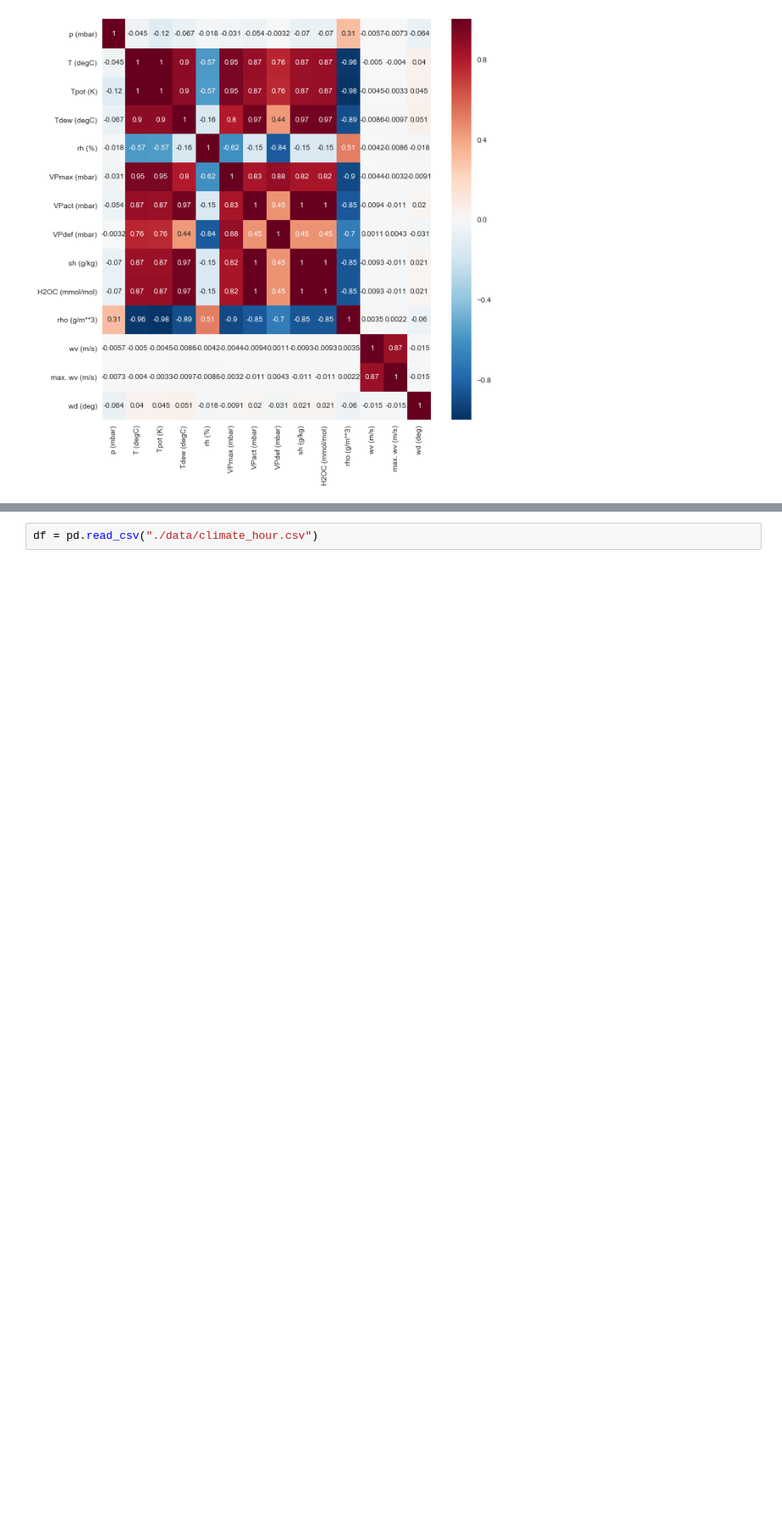
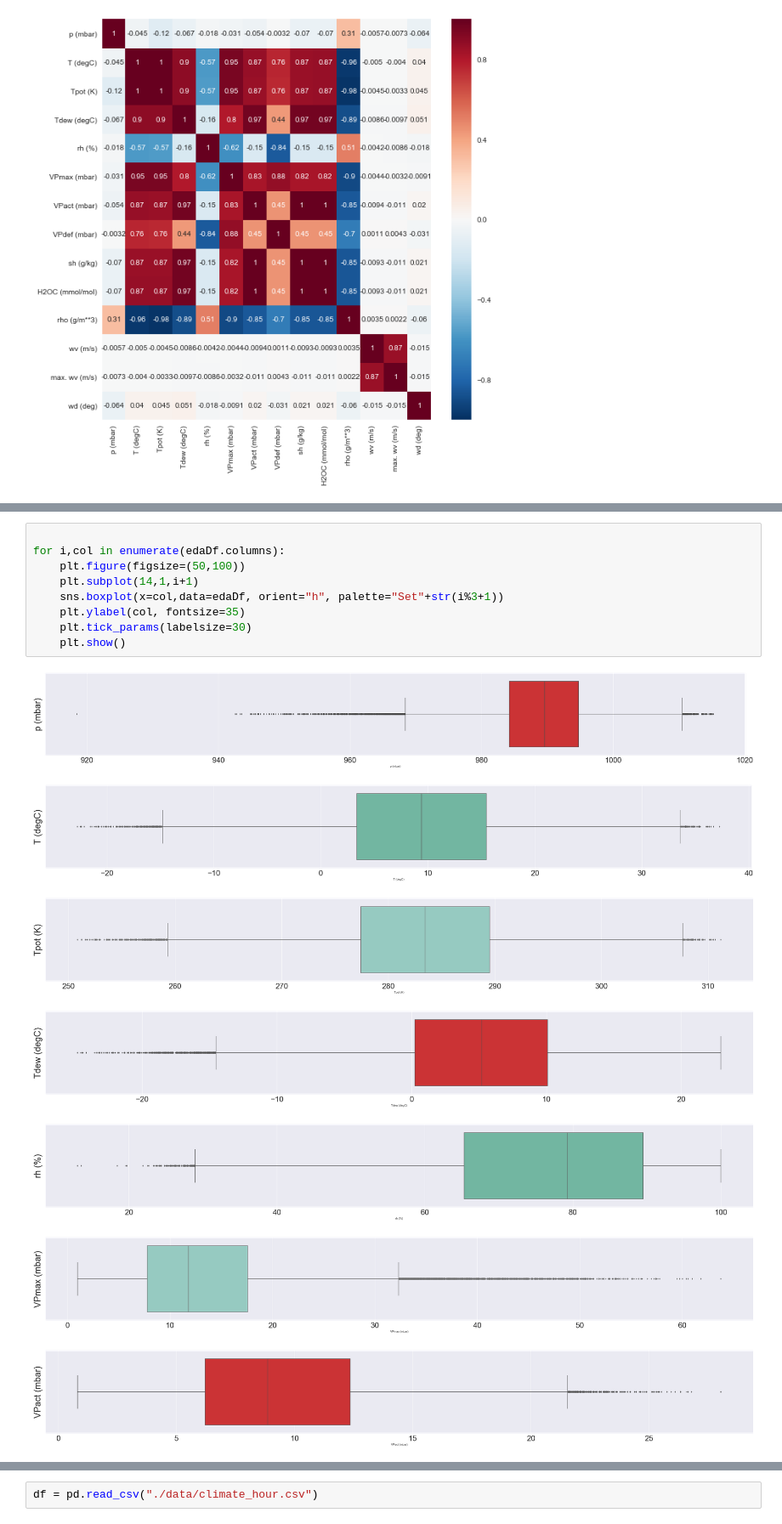
Before and after one commit to kyloop/Deep_Learning, a Jupyter notebook: LSTM.ipynb, the cells around one changed output, grey strips where cells are left out. Shown at 85% size. Saved outputs shown, nothing was run; the diff lists cells and outputs as text; blank space fills up the shorter version.

```diff
--- a/LSTM.ipynb
+++ b/LSTM.ipynb
@@ -59,0 +366,17 @@ for i,col in enumerate(edaDf.columns):
+# %%
+
+for i,col in enumerate(edaDf.columns):
+    plt.figure(figsize=(50,100))
+    plt.subplot(14,1,i+1)
+    sns.boxplot(x=col,data=edaDf, orient="h", palette="Set"+str(i%3+1))
+    plt.ylabel(col, fontsize=35)
+    plt.tick_params(labelsize=30)
+    plt.show()
+# %% [output]
+[figure, added]
+[figure, added]
+[figure, added]
+[figure, added]
+[figure, added]
+[figure, added]
+[figure, added]
```
Also changed, not shown: parts of 62 cells of this notebook.
